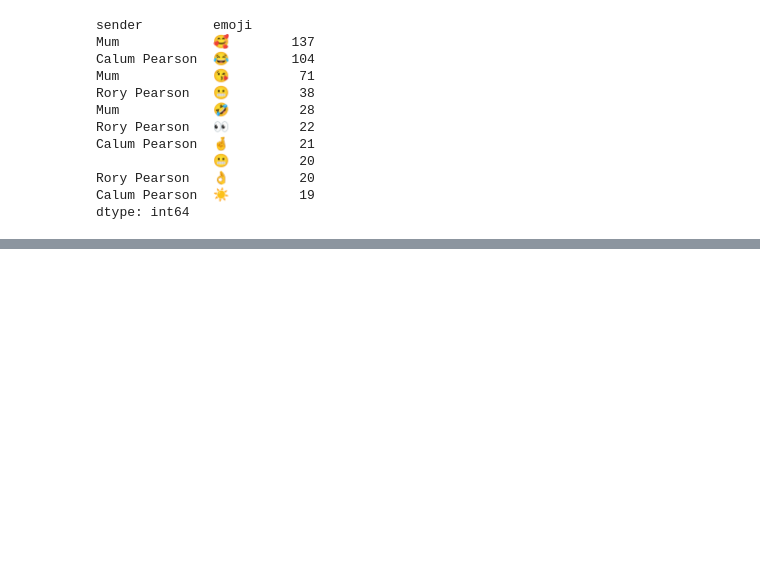
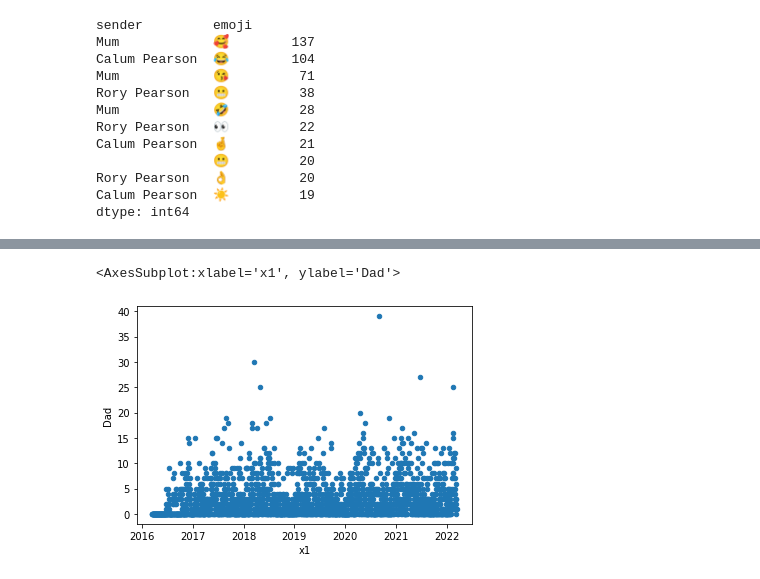
Before and after one commit to rorypearson26/convo-analytics, a Jupyter notebook: jupyter_mess/initial_lookin.ipynb, the cells around one changed output, grey strips where cells are left out. Saved outputs shown, nothing was run; the diff lists cells and outputs as text; code cells hidden in the pictures; blank space fills up the shorter version.

```diff
--- a/jupyter_mess/initial_lookin.ipynb
+++ b/jupyter_mess/initial_lookin.ipynb
@@ -307,0 +340,8 @@ data = d.to_dict()
+# %%
+df_time = df.groupby(['sender', df['datetime'].dt.date]).size()
+df_time = df_time.unstack('sender').replace(np.nan, 0)
+idx = pd.date_range(df_time.index.min(), df_time.index.max())
+df_time = df_time.reindex(idx, fill_value=0)
+# %% [output]
+<AxesSubplot:xlabel='x1', ylabel='Dad'>
+[figure, added]
```
Also changed, not shown: parts of 12 cells of this notebook.
